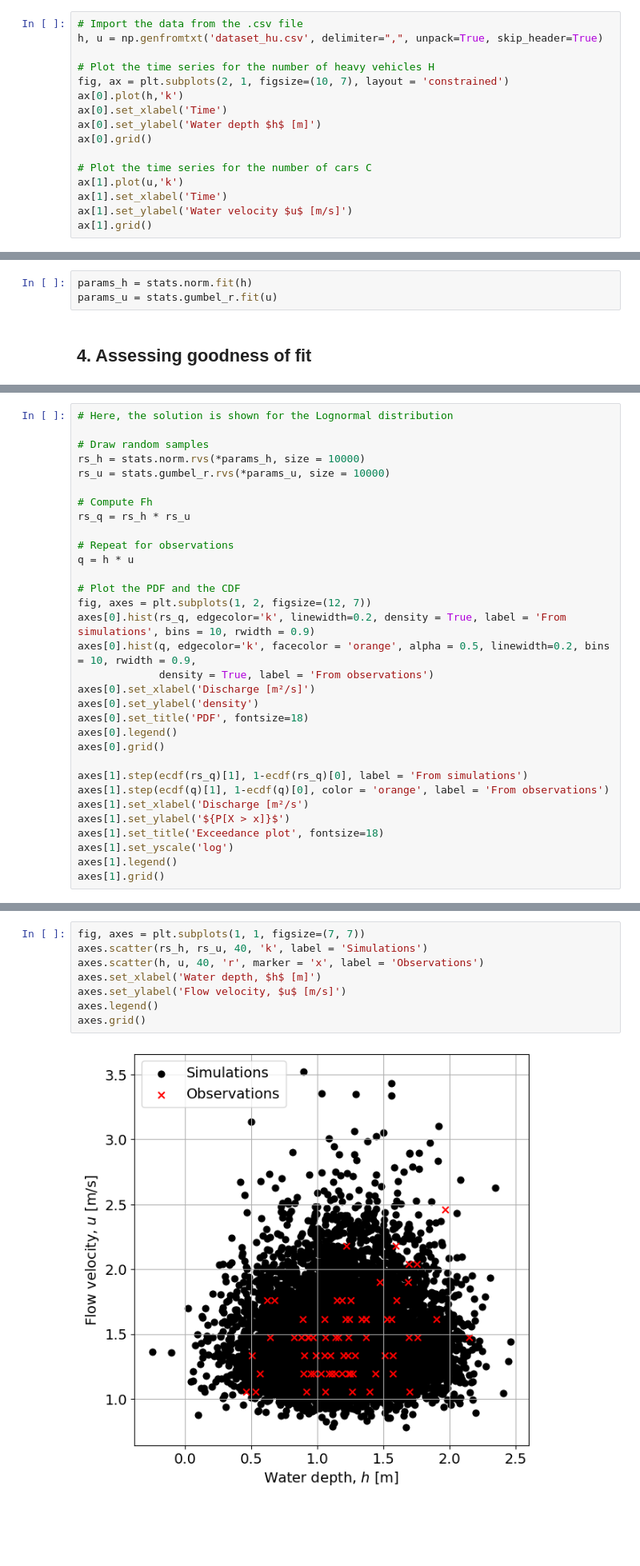
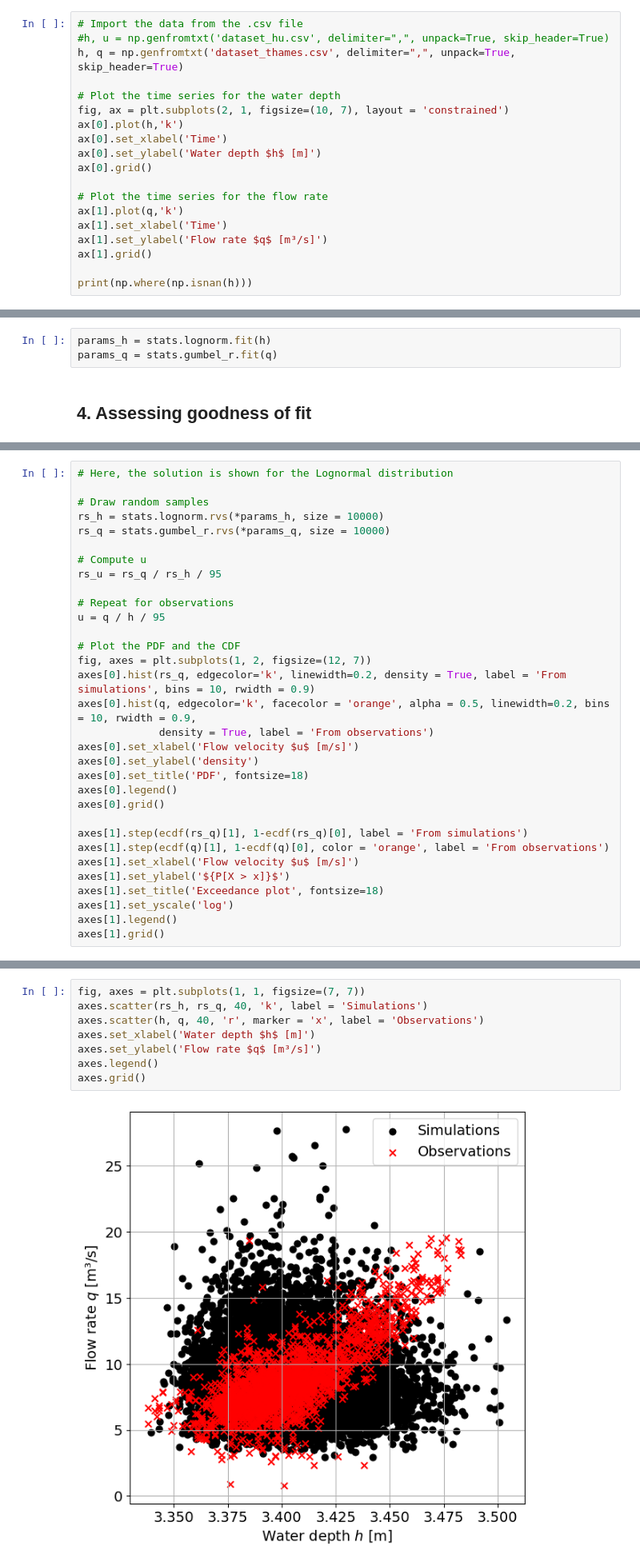
Before and after one commit to MUDE-2025/GA1.4, a Jupyter notebook: 03 Discharge/03_analysis_discharge.ipynb, the cells around one changed output, grey strips where cells are left out. Shown at 80% size. Cells and saved outputs as stored; diff of their text form; blank space fills up the shorter version.

Commit message:
updated the discharge case

```diff
--- a/03 Discharge/03_analysis_discharge.ipynb
+++ b/03 Discharge/03_analysis_discharge.ipynb
@@ -46,18 +56,21 @@ The first step in the analysis is exploring the data, visually and through stati
 Tip: In the workshop files, you have used the pandas `.describe()` function to obtain the statistics of a data vector. `scipy.stats` has a similar function.
 # %%
 # Import the data from the .csv file
-h, u = np.genfromtxt('dataset_hu.csv', delimiter=",", unpack=True, skip_header=True)
+#h, u = np.genfromtxt('dataset_hu.csv', delimiter=",", unpack=True, skip_header=True)
+h, q = np.genfromtxt('dataset_thames.csv', delimiter=",", unpack=True, skip_header=True)
 
-# Plot the time series for the number of heavy vehicles H
+# Plot the time series for the water depth
 fig, ax = plt.subplots(2, 1, figsize=(10, 7), layout = 'constrained')
 ax[0].plot(h,'k')
 ax[0].set_xlabel('Time')
 ax[0].set_ylabel('Water depth $h$ [m]')
 ax[0].grid()
 
-# Plot the time series for the number of cars C
-ax[1].plot(u,'k')
+# Plot the time series for the flow rate
+ax[1].plot(q,'k')
 ax[1].set_xlabel('Time')
-ax[1].set_ylabel('Water velocity $u$ [m/s]')
+ax[1].set_ylabel('Flow rate $q$ [m³/s]')
 ax[1].grid()
+
+print(np.where(np.isnan(h)))
 # %% [output]
@@ -177,8 +191,8 @@ Fit the selected distributions to the observations using MLE.
 
 Hint: Use [Scipy](https://docs.scipy.org/doc/scipy/reference/stats.html)'s built-in functions (be careful with the parameter definitions!).
 # %%
-params_h = stats.norm.fit(h)
-params_u = stats.gumbel_r.fit(u)
+params_h = stats.lognorm.fit(h)
+params_q = stats.gumbel_r.fit(q)
 # %% [markdown]
 ## 4. Assessing goodness of fit
 # %% [markdown]
@@ -291,21 +305,21 @@ Using the fitted distributions, we are going to propagate the uncertainty from $
 # Here, the solution is shown for the Lognormal distribution
 
 # Draw random samples
-rs_h = stats.norm.rvs(*params_h, size = 10000)
-rs_u = stats.gumbel_r.rvs(*params_u, size = 10000)
+rs_h = stats.lognorm.rvs(*params_h, size = 10000)
+rs_q = stats.gumbel_r.rvs(*params_q, size = 10000)
 
-# Compute Fh
-rs_q = rs_h * rs_u
+# Compute u
+rs_u = rs_q / rs_h / 95
 
 # Repeat for observations
-q = h * u
+u = q / h / 95
 
 # Plot the PDF and the CDF
 fig, axes = plt.subplots(1, 2, figsize=(12, 7))
 axes[0].hist(rs_q, edgecolor='k', linewidth=0.2, density = True, label = 'From simulations', bins = 10, rwidth = 0.9)
 axes[0].hist(q, edgecolor='k', facecolor = 'orange', alpha = 0.5, linewidth=0.2, bins = 10, rwidth = 0.9,
              density = True, label = 'From observations')
-axes[0].set_xlabel('Discharge [m²/s]')
+axes[0].set_xlabel('Flow velocity $u$ [m/s]')
 axes[0].set_ylabel('density')
 axes[0].set_title('PDF', fontsize=18)
 axes[0].legend()
@@ -313,7 +327,7 @@ axes[0].grid()
 
 axes[1].step(ecdf(rs_q)[1], 1-ecdf(rs_q)[0], label = 'From simulations')
 axes[1].step(ecdf(q)[1], 1-ecdf(q)[0], color = 'orange', label = 'From observations')
-axes[1].set_xlabel('Discharge [m²/s')
+axes[1].set_xlabel('Flow velocity $u$ [m/s]')
 axes[1].set_ylabel('${P[X > x]}$')
 axes[1].set_title('Exceedance plot', fontsize=18)
 axes[1].set_yscale('log')
@@ -355,13 +369,13 @@ If you run the code in the cell below, you will obtain a scatter plot of both va
 </div>
 # %%
 fig, axes = plt.subplots(1, 1, figsize=(7, 7))
-axes.scatter(rs_h, rs_u, 40, 'k', label = 'Simulations')
-axes.scatter(h, u, 40, 'r', marker = 'x', label = 'Observations')
-axes.set_xlabel('Water depth, $h$ [m]')
-axes.set_ylabel('Flow velocity, $u$ [m/s]')
+axes.scatter(rs_h, rs_q, 40, 'k', label = 'Simulations')
+axes.scatter(h, q, 40, 'r', marker = 'x', label = 'Observations')
+axes.set_xlabel('Water depth $h$ [m]')
+axes.set_ylabel('Flow rate $q$ [m³/s]')
 axes.legend()
 axes.grid()
 # %% [output]
-[figure, old version]
+[figure, new version]
 # %%
 # Correlation
```
Also changed, not shown: parts of 20 cells of this notebook, 2 other files.
